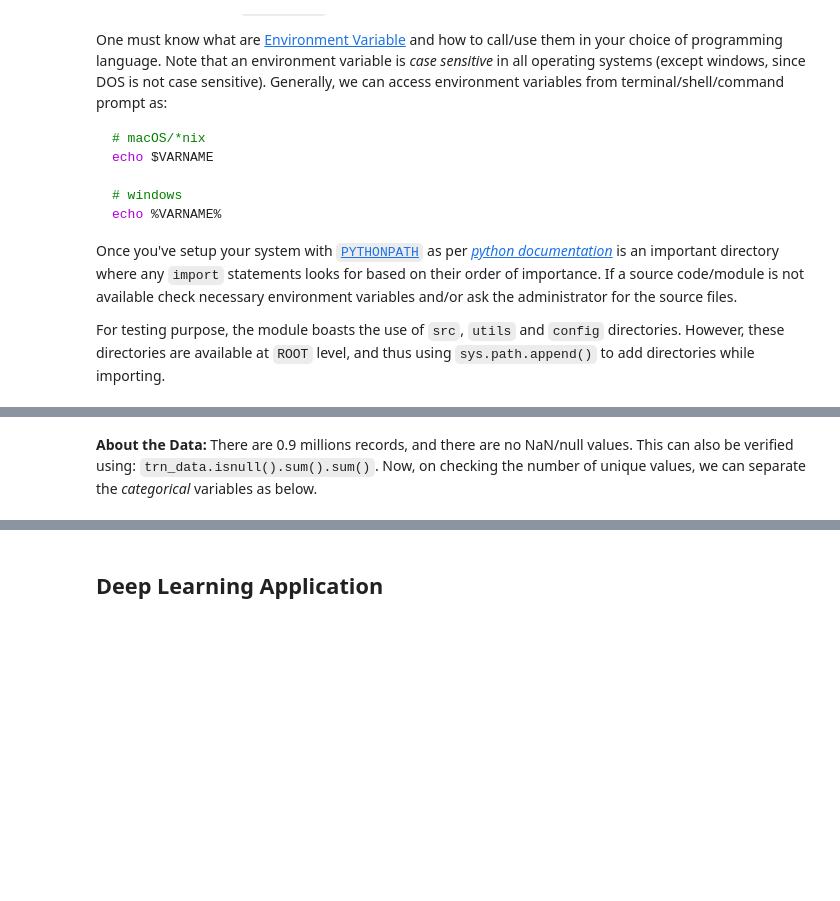
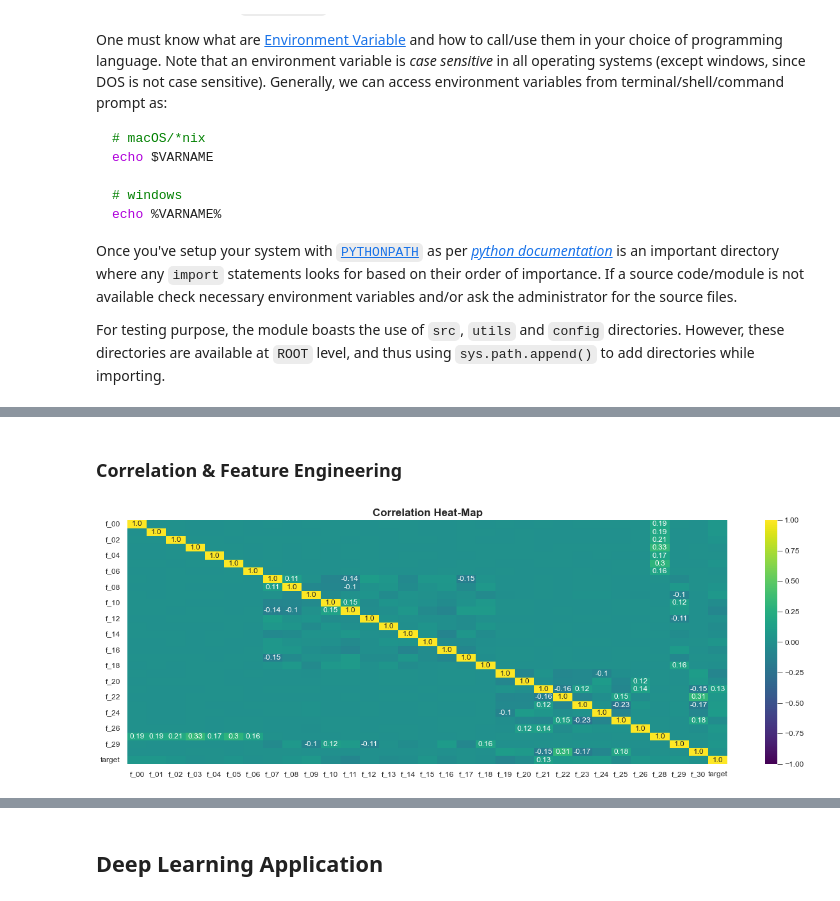
Before and after one commit to ZenithClown/self-development, a Jupyter notebook: notebooks/Tabular Playground Series [TPS] May, 2022.ipynb, the cells around one changed output, grey strips where cells are left out. Drawn from its saved outputs; the diff is of its cells as text; code cells hidden in the pictures; blank space fills up the shorter version.

```diff
--- a/notebooks/Tabular Playground Series [TPS] May, 2022.ipynb
+++ b/notebooks/Tabular Playground Series [TPS] May, 2022.ipynb
@@ -194,5 +313,12 @@ trn_data.describe(percentiles = [0.05, 0.25, 0.50, 0.75, 0.95])
 | 75% | 0.67 | 0.68 | 0.68 | 0.67 | 0.67 | 0.68 | 0.67 | 3.00 | 3.00 | 3.00 | 3.00 | ... |
 | 95% | 1.64 | 1.65 | 1.65 | 1.64 | 1.65 | 1.65 | 1.65 | 5.00 | 5.00 | 5.00 | 5.00 | ... |
 | max | 4.75 | 4.82 | 4.96 | 4.45 | 4.95 | 4.97 | 4.82 | 15.00 | 16.00 | 14.00 | 14.00 | ... |
-# %% [markdown]
-**About the Data:** There are 0.9 millions records, and there are no NaN/null values. This can also be verified using: `trn_data.isnull().sum().sum()`. Now, on checking the number of unique values, we can separate the *categorical* variables as below.
+# %% [markdown]
+### Correlation \& Feature Engineering
+# %%
+corr_heatmap(trn_data, annot_threshold = 0.1)
+
+plt.title("Correlation Heat-Map")
+plt.show()
+# %% [output]
+[figure, added]
```
Also changed, not shown: parts of 51 cells of this notebook.
